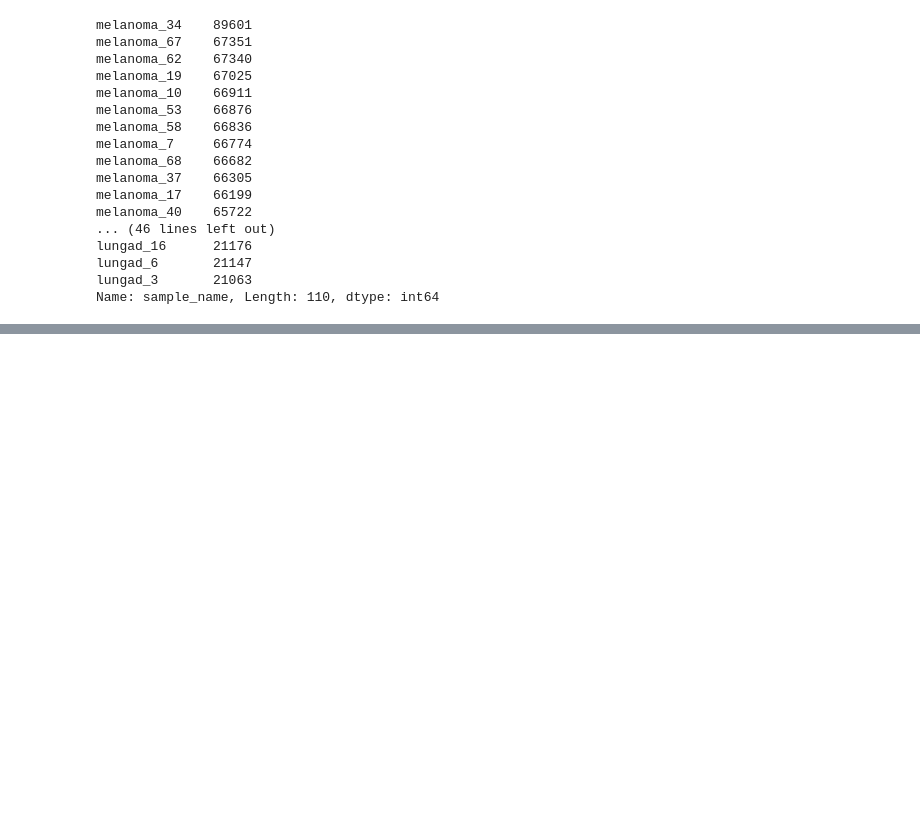
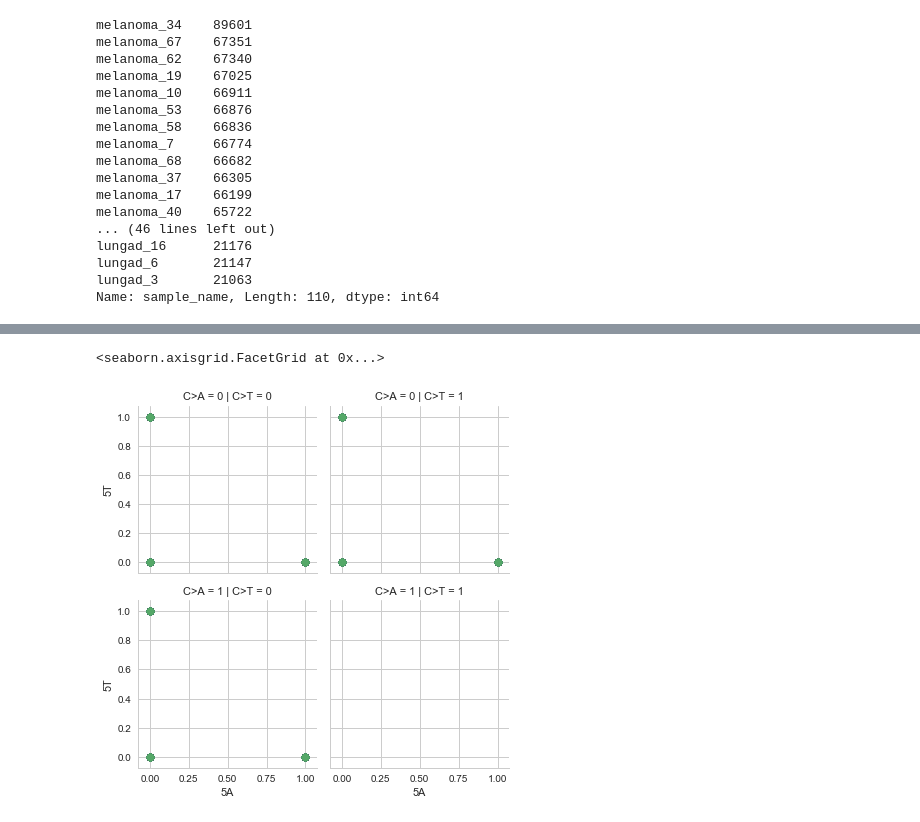
Before and after one commit to dunkelhaus/cancerTherapy, a Jupyter notebook: analysis/Mutation Analysis.ipynb, the cells around one changed output, grey strips where cells are left out. Saved outputs shown, nothing was run; the diff lists cells and outputs as text; code cells hidden in the pictures; blank space fills up the shorter version.

```diff
--- a/analysis/Mutation Analysis.ipynb
+++ b/analysis/Mutation Analysis.ipynb
@@ -88,0 +148,6 @@ Name: sample_name, Length: 110, dtype: int64
+# %%
+g = sns.FacetGrid(df, row='C>A', col= 'C>T', hue='sample_name')
+g.map(plt.scatter, '5A', '5T' )
+# %% [output]
+<seaborn.axisgrid.FacetGrid at 0x...>
+[figure, added]
```
Also changed, not shown: parts of 21 cells of this notebook.
